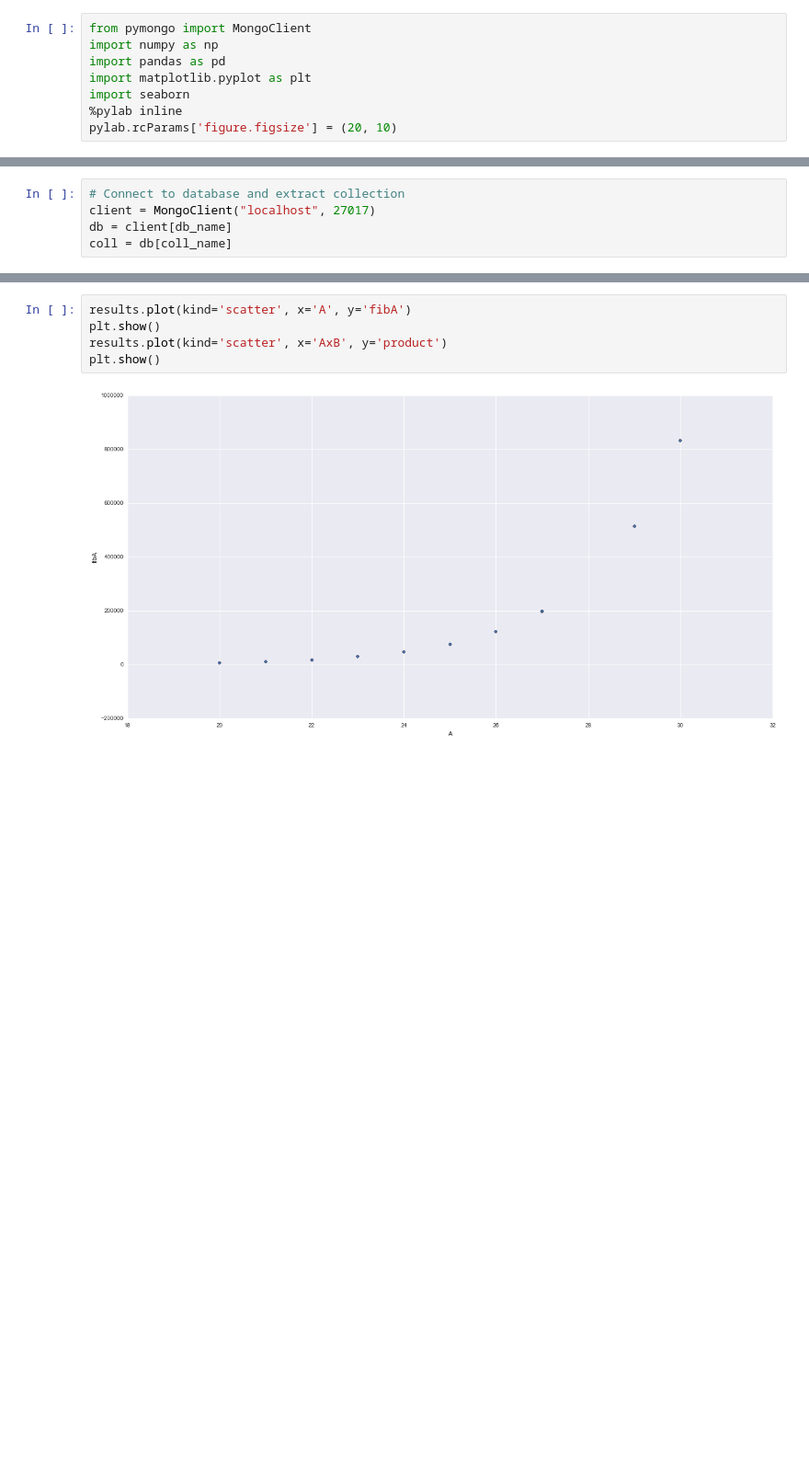
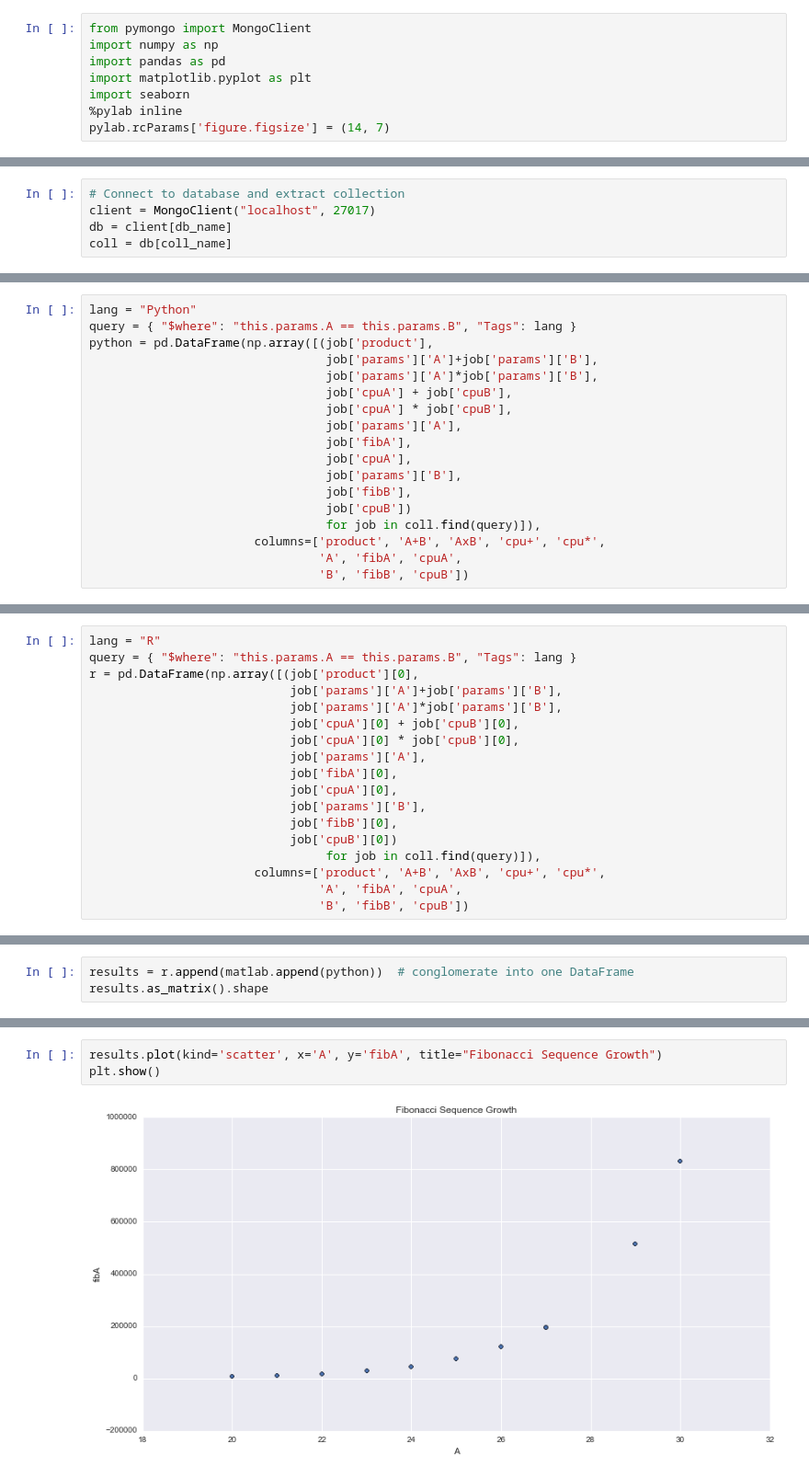
Before and after one commit to ikinsella/squall, a Jupyter notebook: Examples/Analysis/FibAnalysis.ipynb, the cells around one changed output, grey strips where cells are left out. Shown: that part at 92% size. Drawn from its saved outputs; the diff is of its cells as text; blank space fills up the shorter version.

```diff
--- a/Examples/Analysis/FibAnalysis.ipynb
+++ b/Examples/Analysis/FibAnalysis.ipynb
@@ -5,6 +5,6 @@ import pandas as pd
 import matplotlib.pyplot as plt
 import seaborn
 %pylab inline
-pylab.rcParams['figure.figsize'] = (20, 10)
+pylab.rcParams['figure.figsize'] = (14, 7)
 # %% [output]
 Populating the interactive namespace from numpy and matplotlib
@@ -46,0 +58,18 @@ plt.show()
+# %%
+lang = "Python"
+query = { "$where": "this.params.A == this.params.B", "Tags": lang }
+python = pd.DataFrame(np.array([(job['product'],
+                                 job['params']['A']+job['params']['B'],
+                                 job['params']['A']*job['params']['B'],
+                                 job['cpuA'] + job['cpuB'],
+                                 job['cpuA'] * job['cpuB'],
+                                 job['params']['A'],
+                                 job['fibA'],
+                                 job['cpuA'],
+                                 job['params']['B'],
+                                 job['fibB'],
+                                 job['cpuB'])
+                                 for job in coll.find(query)]),
+                       columns=['product', 'A+B', 'AxB', 'cpu+', 'cpu*',
+                                'A', 'fibA', 'cpuA',
+                                'B', 'fibB', 'cpuB'])
@@ -46,0 +80,18 @@ plt.show()
+# %%
+lang = "R"
+query = { "$where": "this.params.A == this.params.B", "Tags": lang }
+r = pd.DataFrame(np.array([(job['product'][0],
+                            job['params']['A']+job['params']['B'],
+                            job['params']['A']*job['params']['B'],
+                            job['cpuA'][0] + job['cpuB'][0],
+                            job['cpuA'][0] * job['cpuB'][0],
+                            job['params']['A'],
+                            job['fibA'][0],
+                            job['cpuA'][0],
+                            job['params']['B'],
+                            job['fibB'][0],
+                            job['cpuB'][0])
+                                 for job in coll.find(query)]),
+                       columns=['product', 'A+B', 'AxB', 'cpu+', 'cpu*',
+                                'A', 'fibA', 'cpuA',
+                                'B', 'fibB', 'cpuB'])
@@ -46,0 +155,3 @@ plt.show()
+# %%
+results = r.append(matlab.append(python))  # conglomerate into one DataFrame
+results.as_matrix().shape
@@ -55,7 +220,5 @@ plt.show()
 # %%
-results.plot(kind='scatter', x='A', y='fibA')
+results.plot(kind='scatter', x='A', y='fibA', title="Fibonacci Sequence Growth")
 plt.show()
-results.plot(kind='scatter', x='AxB', y='product')
-plt.show()
 # %% [output]
-[figure, old version]
+[figure, new version]
```
Also changed, not shown: parts of 45 cells of this notebook, 5 other files.
